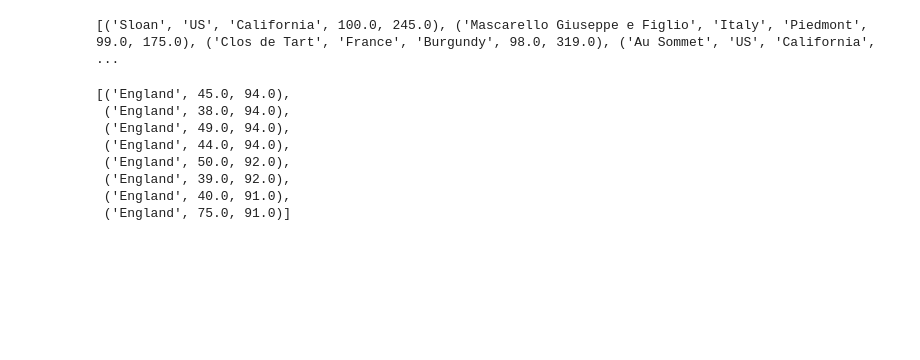
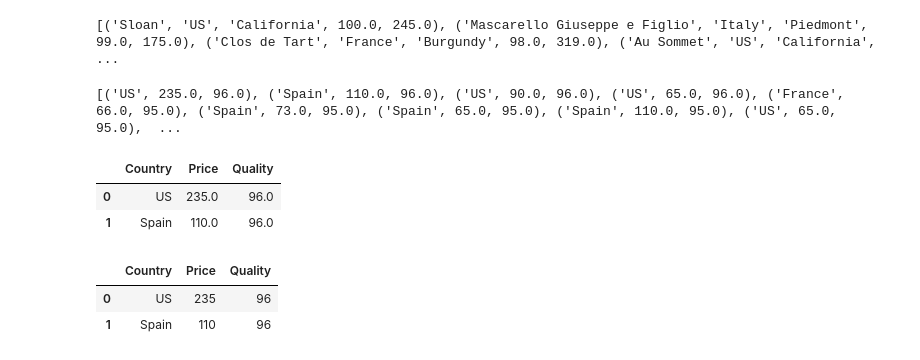
Before and after one commit to ChiqueCode/project_wine_library, a Jupyter notebook: winery.ipynb, the cells around one changed output. Cells and saved outputs as stored; diff of their text form; code cells hidden in the pictures; blank space fills up the shorter version.

Commit message:
✨ Session query to get country, price, quality (for 12 countries) and save in df

```diff
--- a/winery.ipynb
+++ b/winery.ipynb
@@ -126,21 +126,35 @@ print(for_df)
 session.query(Wine.country, func.count(Wine.points)).\
     group_by(Wine.country).\
     order_by(func.count(Wine.country).desc()).all()
-# %%
-# Get the list of lists for coutry, price
-session.query(Wine.country, Wine.price, Wine.points).filter(Wine.country == "US").all()
-# filter(Wine.country == "England").all()
-
-# results = session.query(Measurement.date, Measurement.tobs).filter(Measurement.date >= "2016-08-23").\
-# filter(Measurement.date <= "2017-08-23").all()
-# tobs_dict = {date: temp for date, temp in results}
-# tobs_dict
-# %% [output]
-[('England', 45.0, 94.0),
- ('England', 38.0, 94.0),
- ('England', 49.0, 94.0),
- ('England', 44.0, 94.0),
- ('England', 50.0, 92.0),
- ('England', 39.0, 92.0),
- ('England', 40.0, 91.0),
- ('England', 75.0, 91.0)]
+# %%
+# Get the data for country, price, quality for D3 chart
+from sqlalchemy import or_
+
+for_d3 = session.query(Wine.country, Wine.price, Wine.points).filter(or_(Wine.country == "US", Wine.country == "France",
+                                                            Wine.country == "Italy", Wine.country == "Spain",
+                                                            Wine.country == "Chile", Wine.country == "Argentina",
+                                                            Wine.country == "Australia", Wine.country == "Portugal",
+                                                            Wine.country == "New Zealand", Wine.country == "Austria",
+                                                            Wine.country == "Germany", Wine.country == "England"))\
+                                                            .all()
+print(for_d3)
+# %% [output]
+[('US', 235.0, 96.0), ('Spain', 110.0, 96.0), ('US', 90.0, 96.0), ('US', 65.0, 96.0), ('France', 66.0, 95.0), ('Spain', 73.0, 95.0), ('Spain', 65.0, 95.0), ('Spain', 110.0, 95.0), ('US', 65.0, 95.0),  ...
+# %%
+# Convert the data into a dataframe
+d3_df = pd.DataFrame(for_d3, columns=['Country', 'Price', 'Quality'])
+d3_df.head(2)
+# %% [output]
+|  | Country | Price | Quality |
+| 0 | US | 235.0 | 96.0 |
+| 1 | Spain | 110.0 | 96.0 |
+# %%
+# Convert floats to int
+d3_df["Price"]= d3_df["Price"].astype(int)
+d3_df["Quality"]= d3_df["Quality"].astype(int)
+
+d3_df.head(2)
+# %% [output]
+|  | Country | Price | Quality |
+| 0 | US | 235 | 96 |
+| 1 | Spain | 110 | 96 |
```
Also changed, not shown: parts of 2 cells of this notebook, 1 other file.
